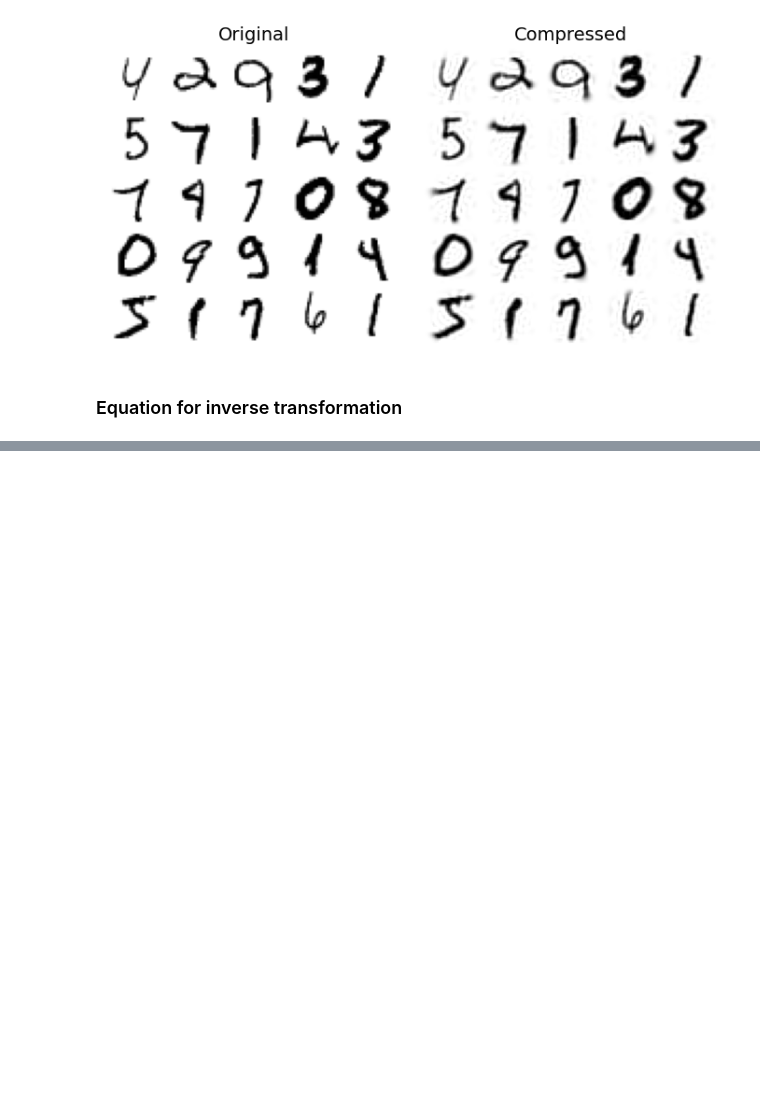
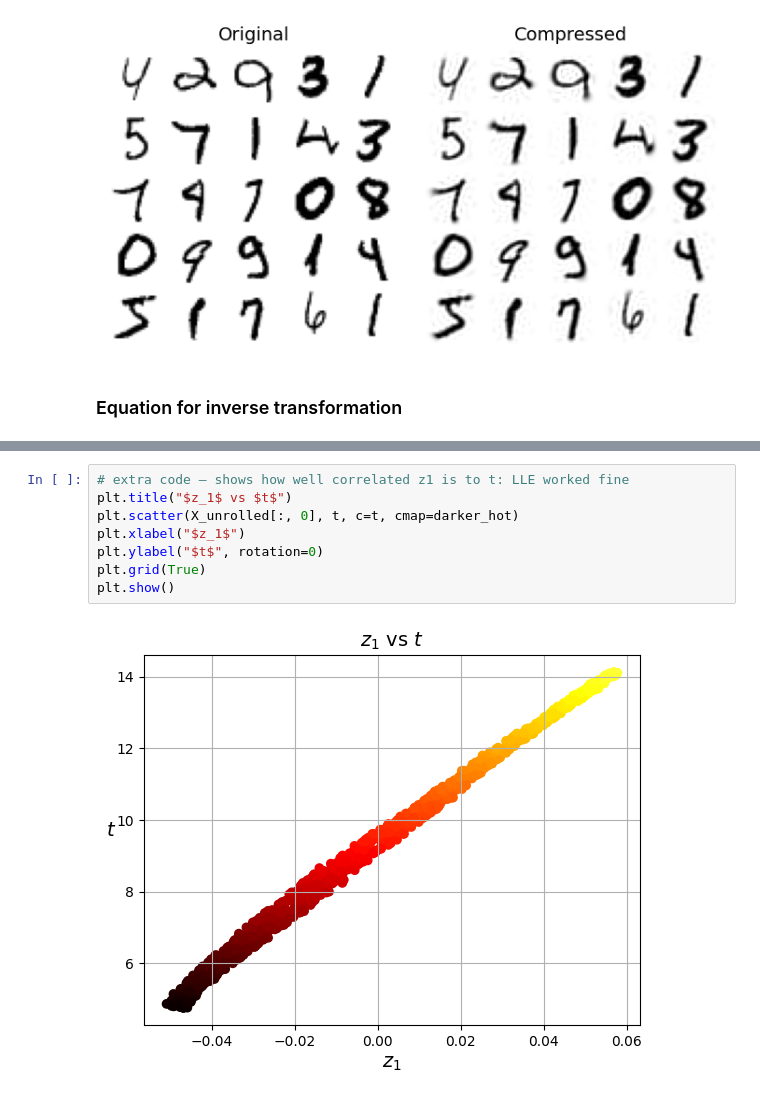
Before and after one commit to RafaeldeLimaThomaz/HandsOnMachineLearning, a Jupyter notebook: 08_dimensionality_reduction/08_dimensionality_reduction.ipynb, the cells around one changed output, grey strips where cells are left out. Drawn from its saved outputs; the diff is of its cells as text; blank space fills up the shorter version.

```diff
--- a/08_dimensionality_reduction/08_dimensionality_reduction.ipynb
+++ b/08_dimensionality_reduction/08_dimensionality_reduction.ipynb
@@ -458,0 +555,10 @@ save_fig("mnist_compression_plot")
+# %%
+# extra code – shows how well correlated z1 is to t: LLE worked fine
+plt.title("$z_1$ vs $t$")
+plt.scatter(X_unrolled[:, 0], t, c=t, cmap=darker_hot)
+plt.xlabel("$z_1$")
+plt.ylabel("$t$", rotation=0)
+plt.grid(True)
+plt.show()
+# %% [output]
+[figure, added]
```
Also changed, not shown: parts of 21 cells of this notebook, 1 other file.
